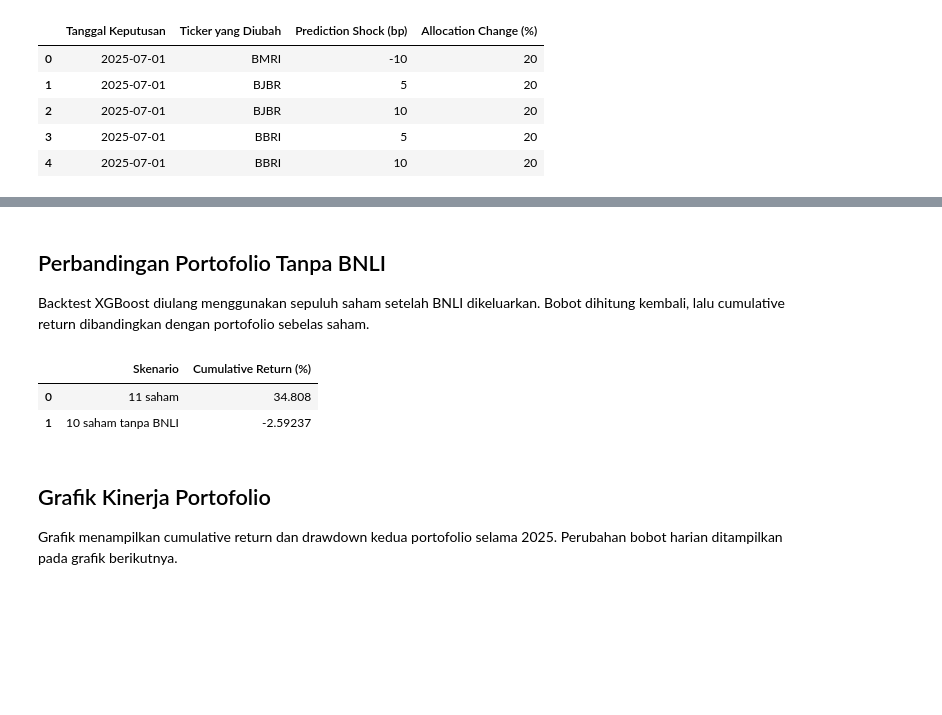
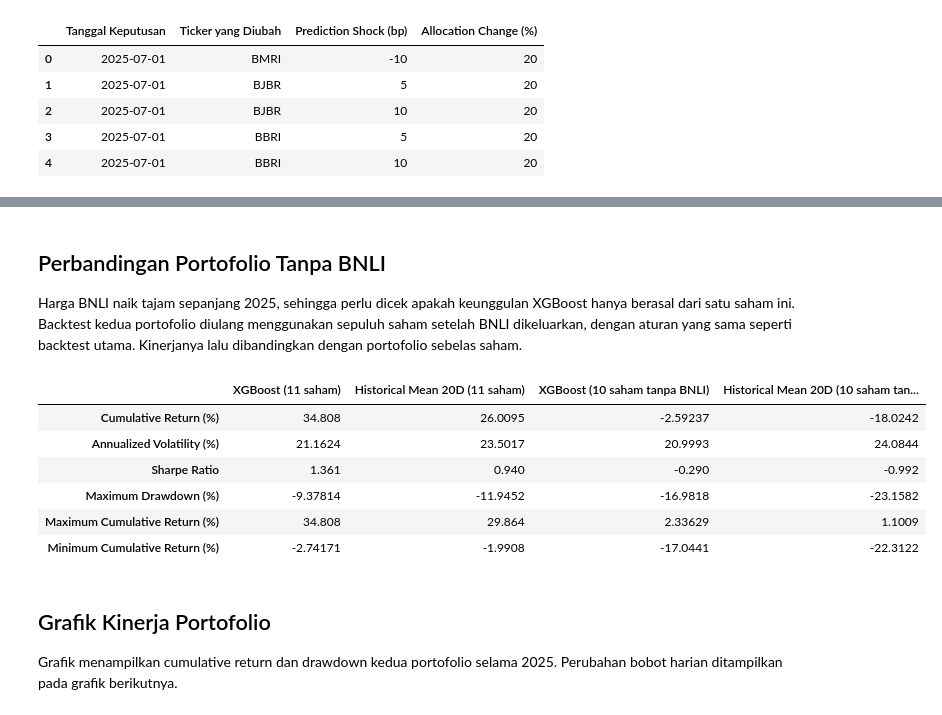
Before and after one commit to jamesadrn/solyn, a Jupyter notebook: notebooks/05_optimasi_portofolio.ipynb, the cells around one changed output, grey strips where cells are left out. Saved outputs shown, nothing was run; the diff lists cells and outputs as text; code cells hidden in the pictures; blank space fills up the shorter version.

```diff
--- a/notebooks/05_optimasi_portofolio.ipynb
+++ b/notebooks/05_optimasi_portofolio.ipynb
@@ -487,37 +672,48 @@ show_table(sensitivity_detail.nlargest(5, "Perubahan alokasi (%)").reset_index(d
 # %% [markdown]
 ## Perbandingan Portofolio Tanpa BNLI
 
-Backtest XGBoost diulang menggunakan sepuluh saham setelah BNLI dikeluarkan. Bobot dihitung kembali, lalu cumulative return dibandingkan dengan portofolio sebelas saham.
+Harga BNLI naik tajam sepanjang 2025, sehingga perlu dicek apakah keunggulan XGBoost hanya berasal dari satu saham ini. Backtest kedua portofolio diulang menggunakan sepuluh saham setelah BNLI dikeluarkan, dengan aturan yang sama seperti backtest utama. Kinerjanya lalu dibandingkan dengan portofolio sebelas saham.
 # %%
-# backtest XGBoost diulang tanpa BNLI
-# buat melihat seberapa besar hasil portofolio bergantung sama BNLI
-# mengulangi backtest menggunakan sepuluh saham tanpa BNLI
+# backtest XGBoost dan Historical Mean diulang tanpa BNLI
+# buat melihat apakah keunggulan XGBoost masih ada kalau BNLI dikeluarkan
 remaining_tickers = [ticker for ticker in tickers if ticker != "BNLI"]
-exclusion_returns = []
+xgb_returns_without_bnli = []
+historical_returns_without_bnli = []
 for decision_date in decision_dates:
     realized_date = target_date_map.loc[decision_date]
     # mengambil riwayat return hanya sampai hari keputusan
     historical_window = return_panel.loc[:decision_date, remaining_tickers].dropna().tail(lookback)
     covariance = historical_window.cov(ddof=1)
-    expected_return = prediction_panel.loc[decision_date, remaining_tickers]
     risk_free_daily = get_risk_free_rate(decision_date) / trading_days_per_year
-    weights_without_bnli = optimize_max_sharpe(
-        expected_return.values, covariance.values, risk_free_daily, max_weight
+    # XGBoost pakai prediksi model, pembandingnya pakai rata-rata 20 return terakhir
+    xgb_weights_without_bnli = optimize_max_sharpe(
+        prediction_panel.loc[decision_date, remaining_tickers].values, covariance.values, risk_free_daily, max_weight
     )
-    exclusion_returns.append(weights_without_bnli @ return_panel.loc[realized_date, remaining_tickers].values)
+    historical_weights_without_bnli = optimize_max_sharpe(
+        historical_window.mean().values, covariance.values, risk_free_daily, max_weight
+    )
+    # menghitung hasil alokasi memakai return hari berikutnya
+    realized_returns = return_panel.loc[realized_date, remaining_tickers].values
+    xgb_returns_without_bnli.append(xgb_weights_without_bnli @ realized_returns)
+    historical_returns_without_bnli.append(historical_weights_without_bnli @ realized_returns)
 
-# membandingkan cumulative return dengan dan tanpa BNLI
-without_bnli_return = (np.prod(1.0 + np.array(exclusion_returns)) - 1.0) * 100.0
-exclusion_summary = pd.DataFrame([
-    {"Skenario": "11 saham", "Return kumulatif (%)": performance_summary.loc["Cumulative Return (%)", "XGBoost-Markowitz (Daily t+1)"]},
-    {"Skenario": "10 saham tanpa BNLI", "Return kumulatif (%)": without_bnli_return},
-])
-exclusion_summary.to_parquet(output_dir / "portfolio_robustness_2025.parquet", index=False)
-show_table(exclusion_summary, display_names=display_names, row_formats={"Sharpe Ratio": "{:.3f}"})
+# membandingkan kinerja kedua portofolio dengan dan tanpa BNLI
+robustness_summary = pd.DataFrame({
+    "XGBoost (11 saham)": performance_summary["XGBoost-Markowitz (Daily t+1)"],
+    "Historical Mean 20D (11 saham)": performance_summary["Historical Mean 20D-Markowitz (Daily t+1)"],
+    "XGBoost (10 saham tanpa BNLI)": compute_performance(pd.Series(xgb_returns_without_bnli), portfolio_daily["rf_daily"]),
+    "Historical Mean 20D (10 saham tanpa BNLI)": compute_performance(pd.Series(historical_returns_without_bnli), portfolio_daily["rf_daily"]),
+})
+robustness_summary.to_parquet(output_dir / "portfolio_robustness_2025.parquet")
+show_table(robustness_summary, display_names=display_names, row_formats={"Sharpe Ratio": "{:.3f}"})
 # %% [output]
-|  | Skenario | Cumulative Return (%) |
-| 0 | 11 saham | 34.808 |
-| 1 | 10 saham tanpa BNLI | -2.59237 |
+|  | XGBoost (11 saham) | Historical Mean 20D (11 saham) | XGBoost (10 saham tanpa BNLI) | Historical Mean 20D (10 saham tan... |
+| Cumulative Return (%) | 34.808 | 26.0095 | -2.59237 | -18.0242 |
+| Annualized Volatility (%) | 21.1624 | 23.5017 | 20.9993 | 24.0844 |
+| Sharpe Ratio | 1.361 | 0.940 | -0.290 | -0.992 |
+| Maximum Drawdown (%) | -9.37814 | -11.9452 | -16.9818 | -23.1582 |
+| Maximum Cumulative Return (%) | 34.808 | 29.864 | 2.33629 | 1.1009 |
+| Minimum Cumulative Return (%) | -2.74171 | -1.9908 | -17.0441 | -22.3122 |
 # %% [markdown]
 ## Grafik Kinerja Portofolio
 
```
Also changed, not shown: parts of 8 cells of this notebook, 16 other files.
